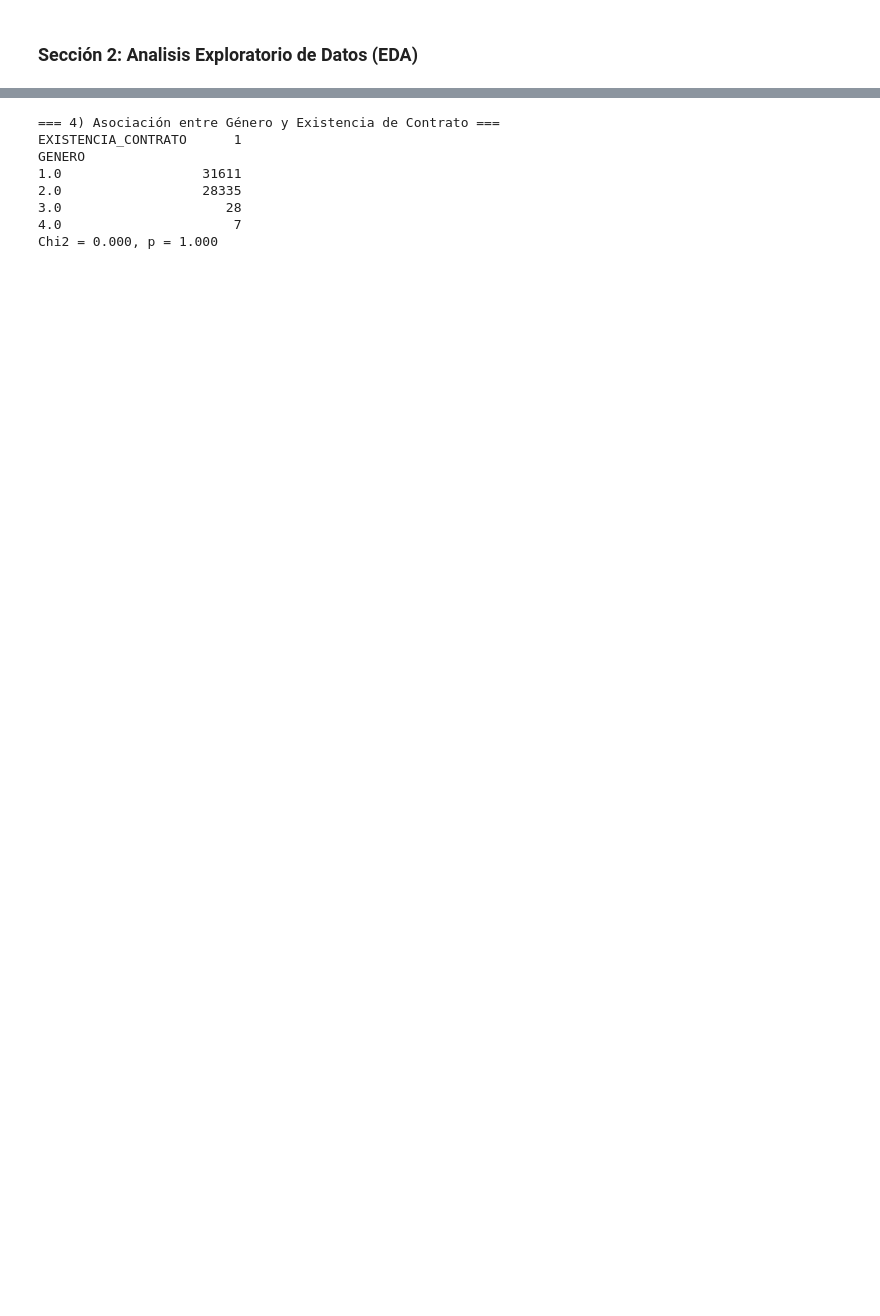
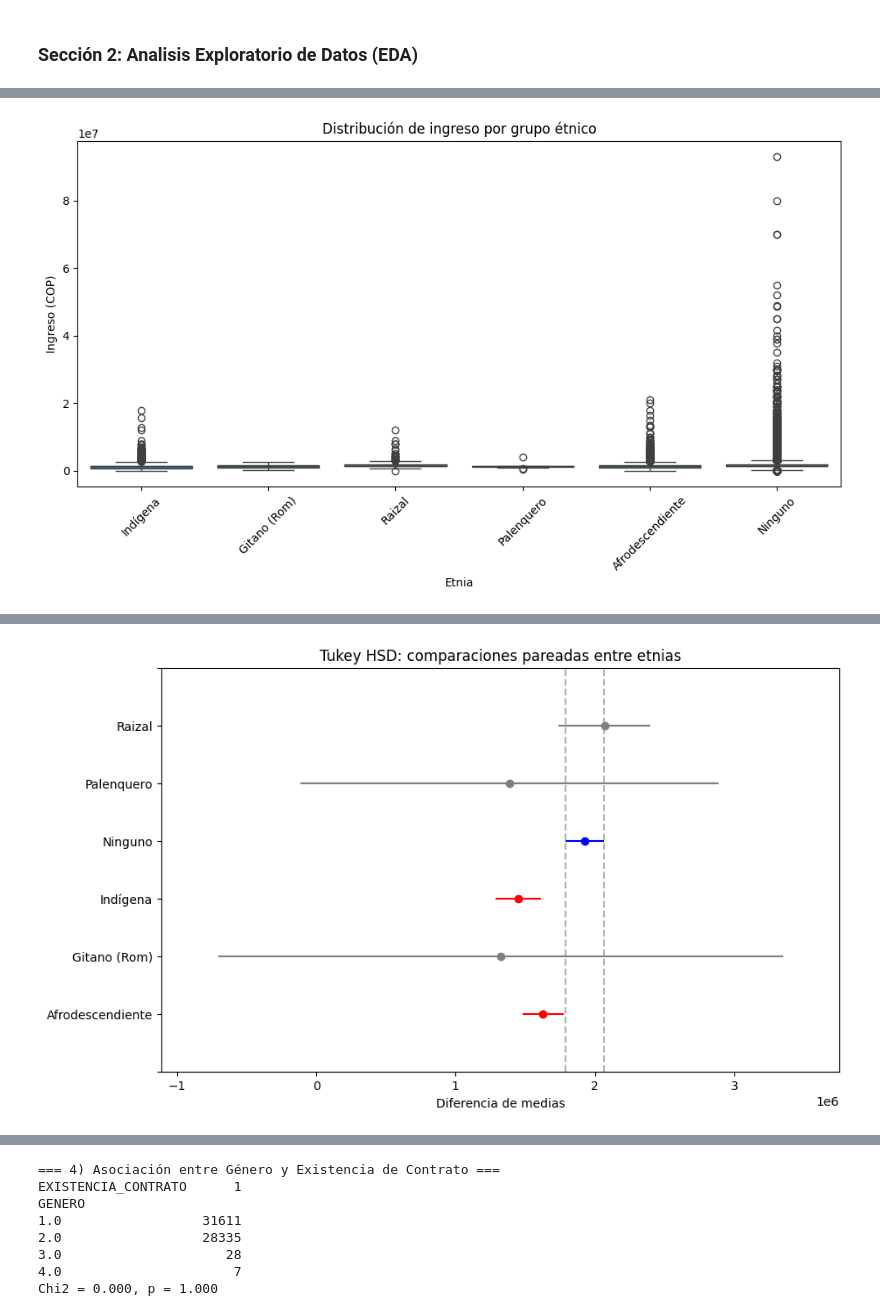
Before and after one commit to Carlos22709/Proyecto_final_analitica, a Jupyter notebook: merges2.ipynb, the cells around one changed output, grey strips where cells are left out. Drawn from its saved outputs; the diff is of its cells as text; code cells hidden in the pictures; blank space fills up the shorter version.

```diff
--- a/merges2.ipynb
+++ b/merges2.ipynb
@@ -695,0 +603,77 @@ Kruskal-Wallis regional: H=2105.258, p=0.000
+# %%
+# 2.2 Disparidades étnicas
+
+import pandas as pd
+import seaborn as sns
+import matplotlib.pyplot as plt
+from scipy.stats import f_oneway, kruskal
+from statsmodels.stats.multicomp import pairwise_tukeyhsd
+
+# ——————————————
+# 1. Preparar los datos
+# ——————————————
+etnia_map = {
+    1: "Indígena",
+    2: "Gitano (Rom)",
+    3: "Raizal",
+    4: "Palenquero",
+    5: "Afrodescendiente",
+    6: "Ninguno"
+}
+# Crear etiqueta legible
+df['ETNIA_LABEL'] = df['ETNIA'].map(etnia_map).astype('category')
+# Subconjunto limpio
+df_etnia = df[['ETNIA_LABEL', 'INGRESO']].dropna()
+
+# ——————————————
+# 2. Estadísticas descriptivas
+# ——————————————
+stats_etnia = (
+    df_etnia
+    .groupby('ETNIA_LABEL')['INGRESO']
+    .agg(count='count', mean='mean', median='median', std='std')
+    .reset_index()
+)
+print(stats_etnia)
+
+# ——————————————
+# 3. Visualización
+# ——————————————
+plt.figure(figsize=(10, 6))
+sns.boxplot(x='ETNIA_LABEL', y='INGRESO', data=df_etnia)
+plt.xticks(rotation=45)
+plt.title('Distribución de ingreso por grupo étnico')
+plt.xlabel('Etnia')
+plt.ylabel('Ingreso (COP)')
+plt.tight_layout()
+plt.show()
+
+# ——————————————
+# 4. Prueba estadística (ANOVA de un factor)
+# ——————————————
+# Prepara una lista con los arrays de ingreso por cada grupo
+grupos = [
+    grupo['INGRESO'].values
+    for _, grupo in df_etnia.groupby('ETNIA_LABEL')
+]
+f_stat, p_val = f_oneway(*grupos)
+print(f"ANOVA F-statistic: {f_stat:.3f} — p-value: {p_val:.3e}")
+
+# Si prefieres un test no paramétrico en caso de violar supuestos:
+h_stat, p_kw = kruskal(*grupos)
+print(f"Kruskal-Wallis H-statistic: {h_stat:.3f} — p-value: {p_kw:.3e}")
+
+# ——————————————
+# 5. Post-hoc (Tukey HSD)
+# ——————————————
+tukey = pairwise_tukeyhsd(endog=df_etnia['INGRESO'],
+                          groups=df_etnia['ETNIA_LABEL'],
+                          alpha=0.05)
+print(tukey.summary())
+
+# Opcional: gráfico de intervalos de confianza de Tukey
+tukey.plot_simultaneous(comparison_name="Ninguno")
+plt.title('Tukey HSD: comparaciones pareadas entre etnias')
+plt.xlabel('Diferencia de medias')
+plt.show()
+# %% [output]
@@ -695,0 +687 @@ Kruskal-Wallis regional: H=2105.258, p=0.000
+[figure, added]
@@ -695,0 +705 @@ Kruskal-Wallis regional: H=2105.258, p=0.000
+[figure, added]
```
Also changed, not shown: parts of 37 cells of this notebook.
